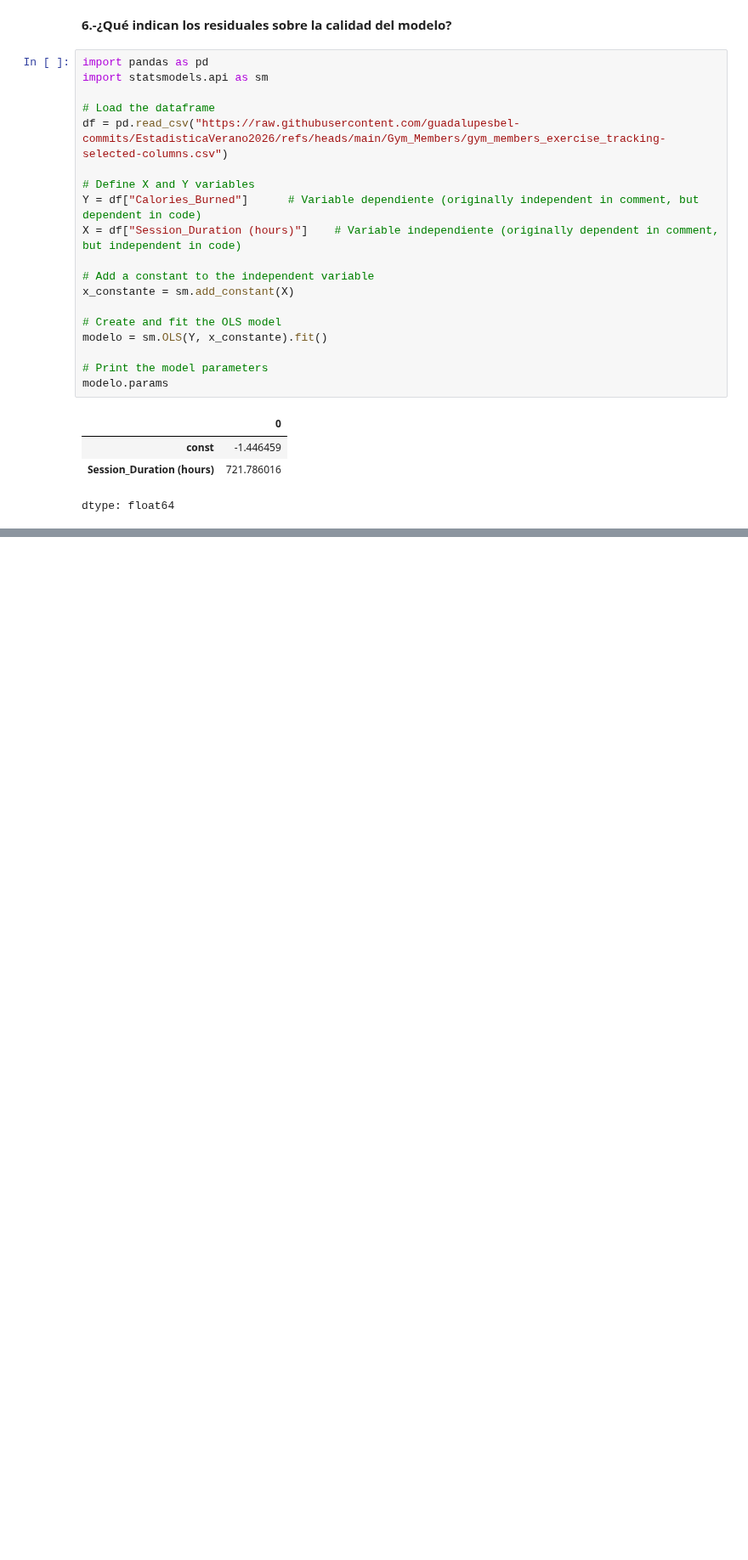
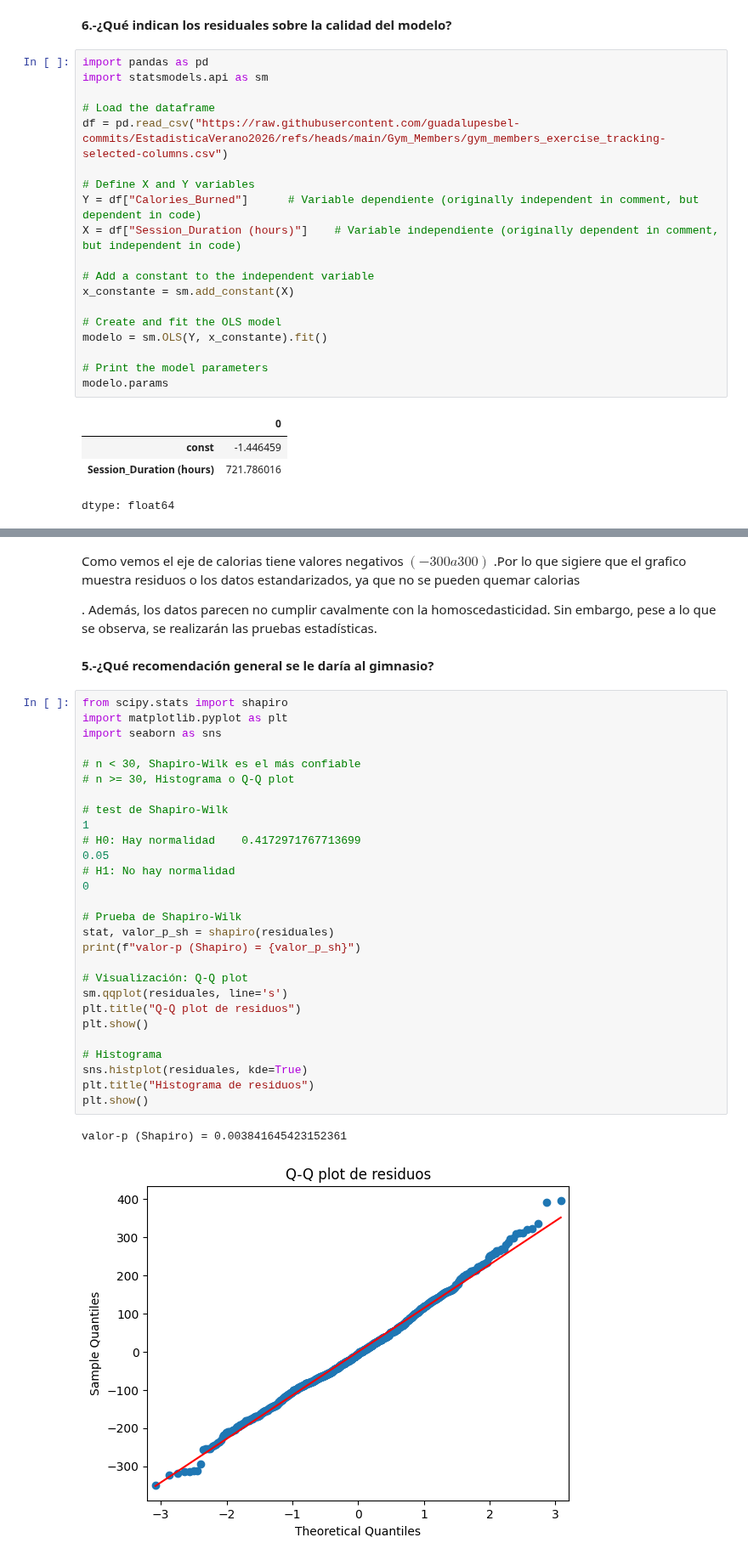
Before and after one commit to guadalupesbel-commits/EstadisticaVerano2026, a Jupyter notebook: GymMembers.ipynb, the cells around one changed output, grey strips where cells are left out. Shown at 85% size. Saved outputs shown, nothing was run; the diff lists cells and outputs as text; blank space fills up the shorter version.

```diff
--- a/GymMembers.ipynb
+++ b/GymMembers.ipynb
@@ -164,0 +413,37 @@ dtype: float64
+# %% [markdown]
+Como vemos el eje de calorias tiene valores negativos $(-300 a 300)$  .Por lo que sigiere que el grafico muestra residuos o los datos estandarizados, ya que no se pueden quemar calorias
+
+. Además, los datos parecen no cumplir cavalmente con la homoscedasticidad. Sin embargo, pese a lo que se observa, se realizarán las pruebas estadísticas.
+# %% [markdown]
+**5.-¿Qué recomendación general se le daría al gimnasio?**
+# %%
+from scipy.stats import shapiro
+import matplotlib.pyplot as plt
+import seaborn as sns
+
+# n < 30, Shapiro-Wilk es el más confiable
+# n >= 30, Histograma o Q-Q plot
+
+# test de Shapiro-Wilk
+1
+# H0: Hay normalidad    0.4172971767713699
+0.05
+# H1: No hay normalidad
+0
+
+# Prueba de Shapiro-Wilk
+stat, valor_p_sh = shapiro(residuales)
+print(f"valor-p (Shapiro) = {valor_p_sh}")
+
+# Visualización: Q-Q plot
+sm.qqplot(residuales, line='s')
+plt.title("Q-Q plot de residuos")
+plt.show()
+
+# Histograma
+sns.histplot(residuales, kde=True)
+plt.title("Histograma de residuos")
+plt.show()
+# %% [output]
+valor-p (Shapiro) = 0.003841645423152361
+[figure, added]
```
Also changed, not shown: parts of 29 cells of this notebook.
